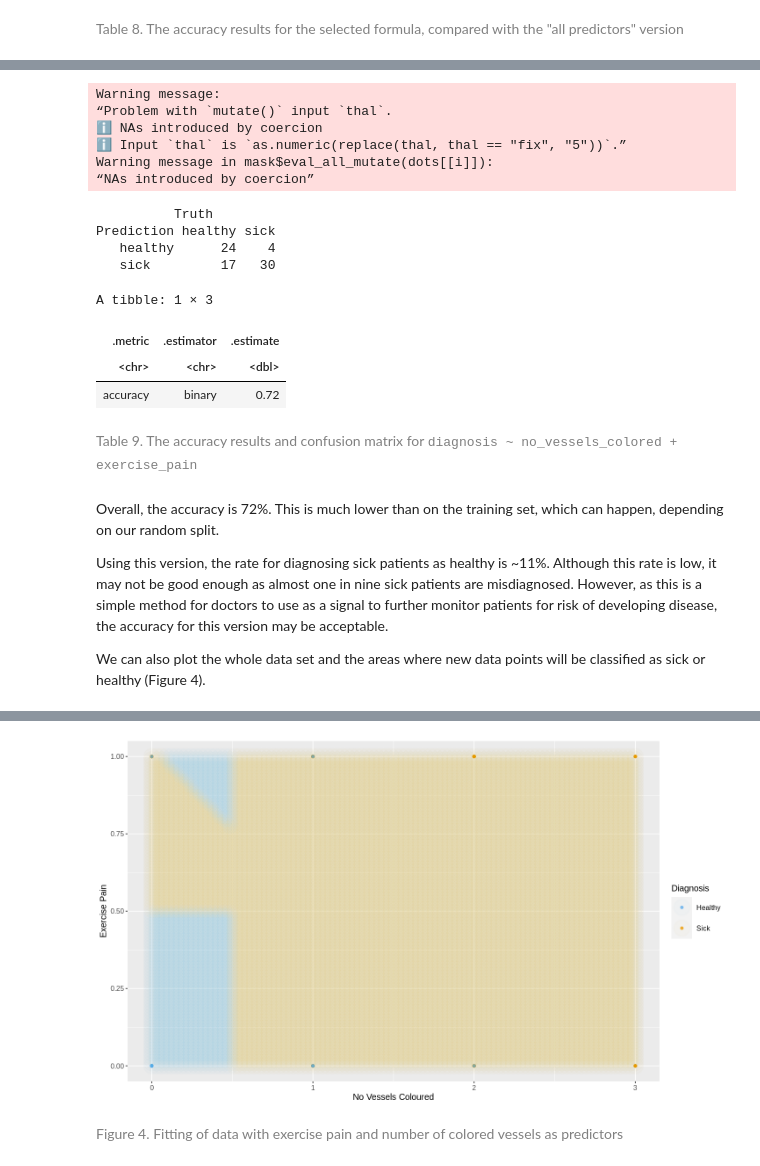
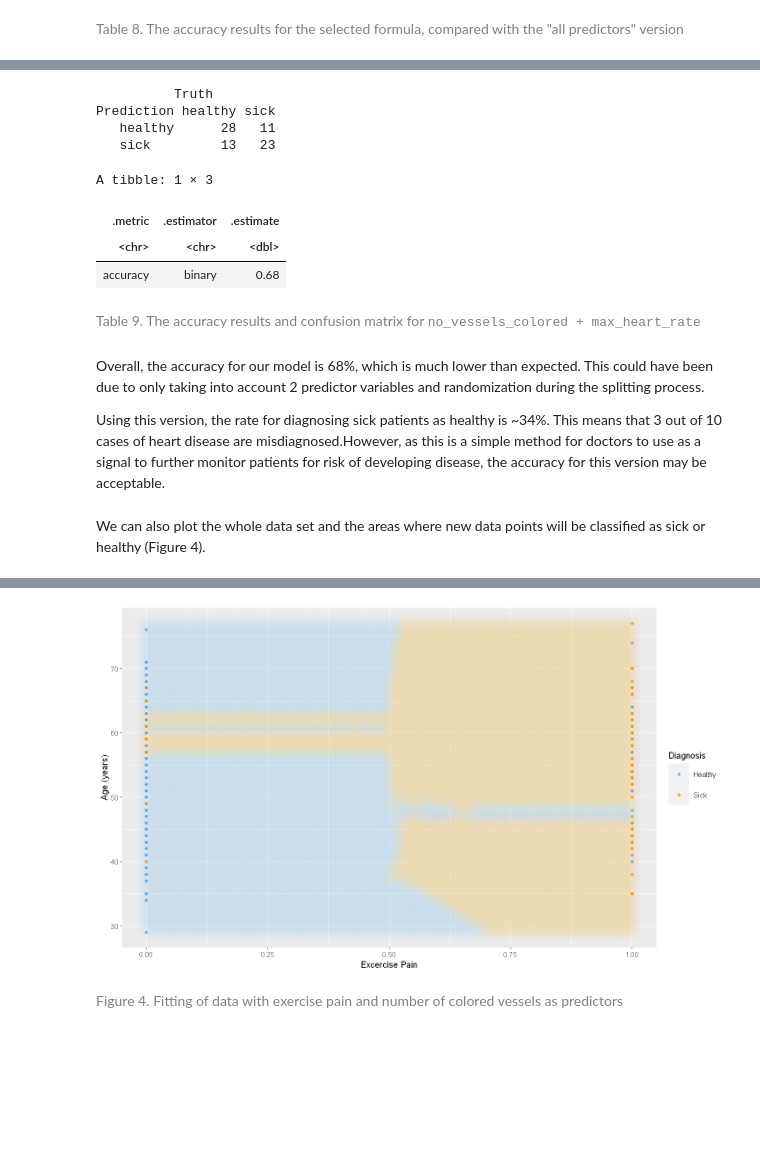
Before and after one commit to DSCI-310-2023/dsci-310-group-03, a Jupyter notebook: Report (1).ipynb, the cells around one changed output, grey strips where cells are left out. Saved outputs shown, nothing was run; the diff lists cells and outputs as text; code cells hidden in the pictures; blank space fills up the shorter version.

```diff
--- a/Report (1).ipynb
+++ b/Report (1).ipynb
@@ -99,0 +46,10 @@ A spec_tbl_df: 303 × 15
+# %%
+# Load data file and set column names
+cleveland <- read_delim("data/heart_disease_data.csv",
+                        col_names = c('age','sex','chest_pain_type','resting_bp','cholesterol','high_blood_sugar','resting_ecg',
+                                      'max_heart_rate','exercise_pain','old_peak','slope','no_vessels_colored','thal',
+                                      'diagnosis','diagnosis_2'),
+                        delim = ",",
+                        show_col_types = FALSE,
+                        na = "?")
+glimpse(cleveland)
@@ -99,0 +74,9 @@ A spec_tbl_df: 303 × 15
+# %%
+# transform column to appropriate type and cleaning data frame
+cleveland <- cleveland %>%
+                mutate(no_vessels_colored = as.numeric(no_vessels_colored),
+                       high_blood_sugar = sub('TRUE', 'true',high_blood_sugar),    # replace 'fal' with FALSE for readability
+                       exercise_pain = sub('TRUE', 'true',exercise_pain),
+                       diagnosis = sub('buff','healthy', diagnosis)) %>%           # replace 'buff' with 'healthy' for readability
+                mutate_if(is.character, as.factor)
+cleveland
@@ -511,15 +488,8 @@ Exercise pain can be evaluated by the patient doing exercises suggested by the d
 We can now verify the model on the testing data.
 # %%
 clev_numeric <- transform_numeric(cleveland)
-# %% [output]
-Warning message:
-“Problem with `mutate()` input `thal`.
-ℹ NAs introduced by coercion
-ℹ Input `thal` is `as.numeric(replace(thal, thal == "fix", "5"))`.”
-Warning message in mask$eval_all_mutate(dots[[i]]):
-“NAs introduced by coercion”
 # %%
-image_recipe <- recipe(diagnosis ~ no_vessels_colored + exercise_pain, data = training_set) %>%
+image_recipe <- recipe(diagnosis ~ exercise_pain + age, data = training_set) %>%
         step_scale(all_predictors()) %>%
         step_center(all_predictors())
 
@@ -532,6 +502,7 @@ knn_fit <- workflow() %>%
        add_model(knn_spec) %>%
        fit(data=training_set)
 # %%
+testing_set <- testing_set %>% na.omit()
 predictions <- predict(knn_fit , testing_set) %>%
     bind_cols(testing_set)
 final_quality <- predictions %>%
@@ -542,33 +513,33 @@ final_quality
 # %% [output]
           Truth
 Prediction healthy sick
-   healthy      24    4
-   sick         17   30
+   healthy      28   11
+   sick         13   23
 A tibble: 1 × 3
 | .metric | .estimator | .estimate |
 | <chr> | <chr> | <dbl> |
-| accuracy | binary | 0.72 |
+| accuracy | binary | 0.68 |
 # %% [markdown]
-<span style="color: gray;">Table 9. The accuracy results and confusion matrix for <tt>diagnosis ~ no_vessels_colored + exercise_pain</tt></span>
+<span style="color: gray;">Table 9. The accuracy results and confusion matrix for <tt> no_vessels_colored + max_heart_rate</tt></span>
 # %% [markdown]
-Overall, the accuracy is 72%. This is much lower than on the training set, which can happen, depending on our random split.
+Overall, the accuracy for our model is 68%, which is much lower than expected. This could have been due to only taking into account 2 predictor variables and randomization during the splitting process.
 
-Using this version, the rate for diagnosing sick patients as healthy is ~11%. Although this rate is low, it may not be good enough as almost one in nine sick patients are misdiagnosed. However, as this is a simple method for doctors to use as a signal to further monitor patients for risk of developing disease, the accuracy for this version may be acceptable.
-
-We can also plot the whole data set and the areas where new data points will be classified as sick or healthy (Figure 4).
+Using this version, the rate for diagnosing sick patients as healthy is ~34%. This means that 3 out of 10 cases of heart disease are misdiagnosed.However, as this is a simple method for doctors to use as a signal to further monitor patients for risk of developing disease, the accuracy for this version may be acceptable.
+# %% [markdown]
+We can also plot the whole data set and the areas where new data points will be classified as sick or healthy (Figure 4).
 # %%
 options(repr.plot.width = 12, repr.plot.height = 7)
 
 # create the grid of area/smoothness vals, and arrange in a data frame
 # Code taken and adapted from https://datasciencebook.ca/classification.html#fig:05-upsample-plot
-x_grid <- seq(min(clev_numeric$no_vessels_colored, na.rm=TRUE),
-                max(clev_numeric$no_vessels_colored, na.rm=TRUE),
+x_grid <- seq(min(clev_numeric$exercise_pain, na.rm=TRUE),
+                max(clev_numeric$exercise_pain, na.rm=TRUE),
                 length.out = 100)
-y_grid <- seq(min(clev_numeric$exercise_pain),
-                max(clev_numeric$exercise_pain),
+y_grid <- seq(min(clev_numeric$age),
+                max(clev_numeric$age),
                 length.out = 100)
-asgrid <- as_tibble(expand.grid(no_vessels_colored = x_grid,
-                                exercise_pain = y_grid))
+asgrid <- as_tibble(expand.grid(exercise_pain = x_grid,
+                                age = y_grid))
 
 # use the fit workflow to make predictions at the grid points
 knnPredGrid <- predict(knn_fit, asgrid)
@@ -583,19 +554,19 @@ prediction_table <- bind_cols(knnPredGrid, asgrid) %>%
 wkflw_plot <-
   ggplot() +
   geom_point(data = clev_numeric,
-             mapping = aes(x = no_vessels_colored,
-                           y = exercise_pain,
+             mapping = aes(x = exercise_pain,
+                           y = age,
                            color = diagnosis),
              alpha = 0.75) +
   geom_point(data = prediction_table,
-             mapping = aes(x = no_vessels_colored,
-                           y = exercise_pain,
+             mapping = aes(x = exercise_pain,
+                           y = age,
                            color = Class),
              alpha = 0.02,
              size = 10) +
   labs(color = "Diagnosis",
-       x = "No Vessels Coloured",
-       y = "Exercise Pain") +
+       x = "Excercise Pain",
+       y = "Age (years)") +
   scale_color_manual(labels = c("Healthy", "Sick"),
                      values = c("steelblue2", "orange2")) +
   theme(text = element_text(size = 12))
@@ -607,3 +576,3 @@ Warning message:
-[figure, old version]
+[figure, new version]
 # %% [markdown]
 <span style="color: gray;">Figure 4. Fitting of data with exercise pain and number of colored vessels as predictors</span>
```
Also changed, not shown: parts of 25 cells of this notebook.
